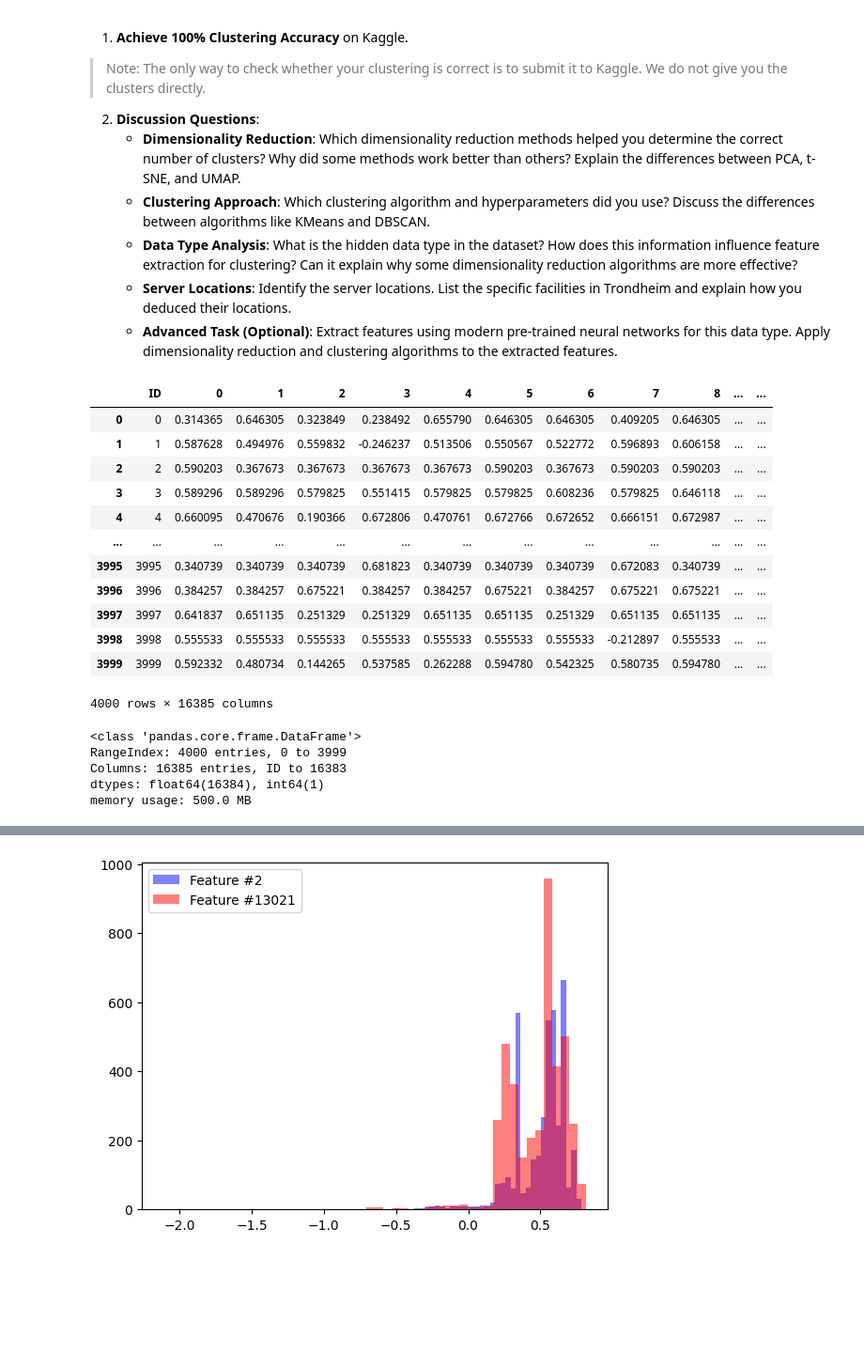
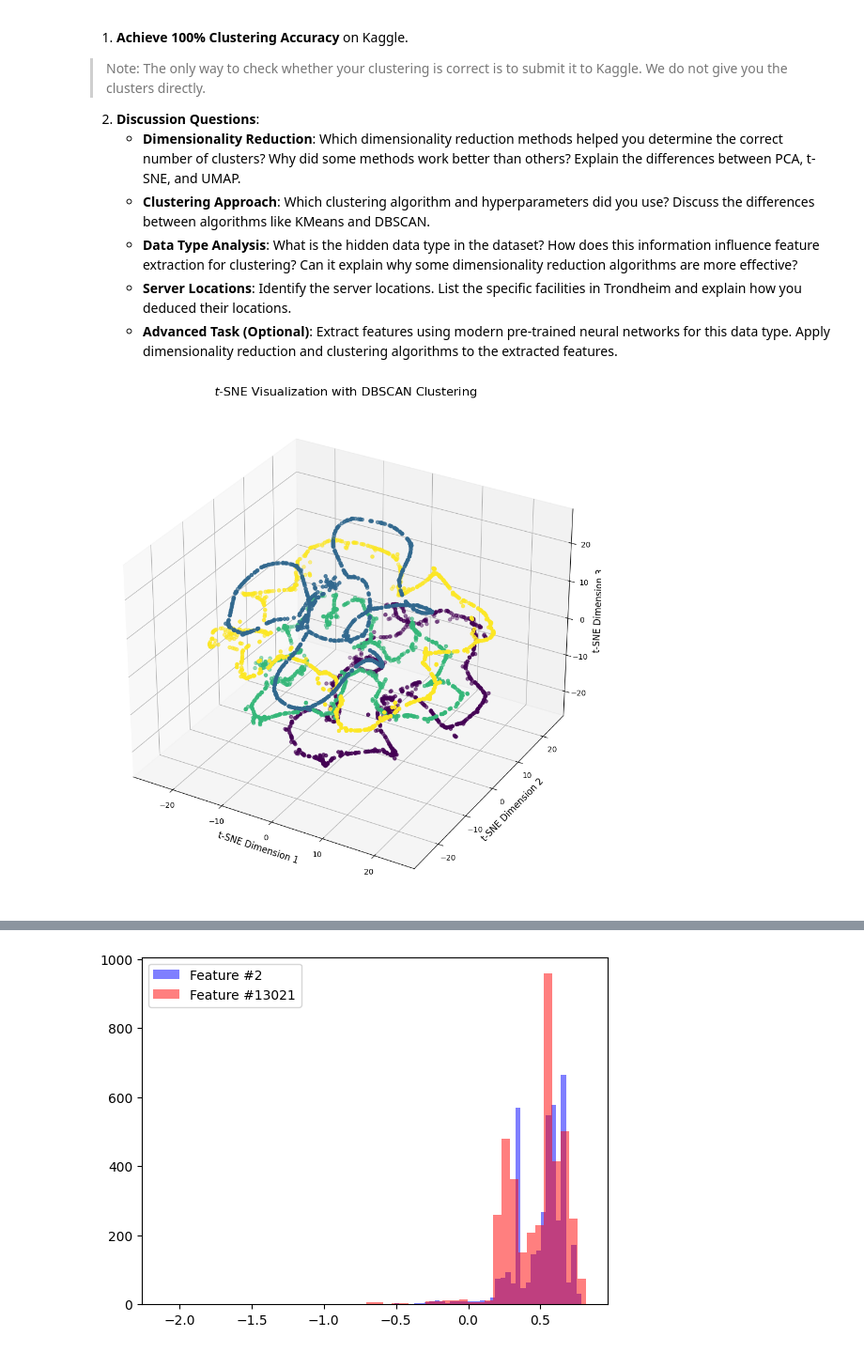
Before and after one commit to vehoug/TDT4172, a Jupyter notebook: Assignment2/Chapter_2.ipynb, the cells around one changed output, grey strips where cells are left out. Shown at 94% size. Saved outputs shown, nothing was run; the diff lists cells and outputs as text; code cells hidden in the pictures; blank space fills up the shorter version.

Commit message:
Mission 2.2: Solved with t-SNE and DBSCAN

```diff
--- a/Assignment2/Chapter_2.ipynb
+++ b/Assignment2/Chapter_2.ipynb
@@ -449,32 +449,28 @@ Identify the number of hidden servers (clusters) in the dataset. Assign cluster
    - **Server Locations**: Identify the server locations. List the specific facilities in Trondheim and explain how you deduced their locations.
    - **Advanced Task (Optional)**: Extract features using modern pre-trained neural networks for this data type. Apply dimensionality reduction and clustering algorithms to the extracted features.
 # %%
-# Hmmmmm, why is the first row skipped?
 data = pd.read_csv('unsupervised_data.csv', skiprows=1, header=None)
 # Get the ID column
 data.reset_index(drop=False, inplace=True)
 data.rename(columns={'index': 'ID'}, inplace=True)
-data
-# %% [output]
-|  | ID | 0 | 1 | 2 | 3 | 4 | 5 | 6 | 7 | 8 | ... | ... |
-| 0 | 0 | 0.314365 | 0.646305 | 0.323849 | 0.238492 | 0.655790 | 0.646305 | 0.646305 | 0.409205 | 0.646305 | ... | ... |
-| 1 | 1 | 0.587628 | 0.494976 | 0.559832 | -0.246237 | 0.513506 | 0.550567 | 0.522772 | 0.596893 | 0.606158 | ... | ... |
-| 2 | 2 | 0.590203 | 0.367673 | 0.367673 | 0.367673 | 0.367673 | 0.590203 | 0.367673 | 0.590203 | 0.590203 | ... | ... |
-| 3 | 3 | 0.589296 | 0.589296 | 0.579825 | 0.551415 | 0.579825 | 0.579825 | 0.608236 | 0.579825 | 0.646118 | ... | ... |
-| 4 | 4 | 0.660095 | 0.470676 | 0.190366 | 0.672806 | 0.470761 | 0.672766 | 0.672652 | 0.666151 | 0.672987 | ... | ... |
-| ... | ... | ... | ... | ... | ... | ... | ... | ... | ... | ... | ... | ... |
-| 3995 | 3995 | 0.340739 | 0.340739 | 0.340739 | 0.681823 | 0.340739 | 0.340739 | 0.340739 | 0.672083 | 0.340739 | ... | ... |
-| 3996 | 3996 | 0.384257 | 0.384257 | 0.675221 | 0.384257 | 0.384257 | 0.675221 | 0.384257 | 0.675221 | 0.675221 | ... | ... |
-| 3997 | 3997 | 0.641837 | 0.651135 | 0.251329 | 0.251329 | 0.651135 | 0.651135 | 0.251329 | 0.651135 | 0.651135 | ... | ... |
-| 3998 | 3998 | 0.555533 | 0.555533 | 0.555533 | 0.555533 | 0.555533 | 0.555533 | 0.555533 | -0.212897 | 0.555533 | ... | ... |
-| 3999 | 3999 | 0.592332 | 0.480734 | 0.144265 | 0.537585 | 0.262288 | 0.594780 | 0.542325 | 0.580735 | 0.594780 | ... | ... |
-4000 rows × 16385 columns
-# %%
-# The dataset is heavy. Applying clustering directly on the dataset is likely not feasible.
-data.info(0)
-# %% [output]
-<class 'pandas.core.frame.DataFrame'>
-RangeIndex: 4000 entries, 0 to 3999
-Columns: 16385 entries, ID to 16383
-dtypes: float64(16384), int64(1)
-memory usage: 500.0 MB
+# %%
+from sklearn.manifold import TSNE
+from sklearn.cluster import DBSCAN
+
+tsne = TSNE(n_components=3, perplexity=22, random_state=42)
+X_tsne = tsne.fit_transform(data.iloc[:,2:])
+
+dbscan = DBSCAN(eps=5, min_samples=10)
+dbscan.fit(X_tsne)
+labels = dbscan.labels_
+
+fig = plt.figure(figsize=(12, 12))
+ax = fig.add_subplot(111, projection='3d')
+ax.scatter(X_tsne[:,0], X_tsne[:,1], X_tsne[:,2], c=labels)
+ax.set_title(r'$t$-SNE Visualization with DBSCAN Clustering', fontsize=16)
+ax.set_xlabel('t-SNE Dimension 1', fontsize=12)
+ax.set_ylabel('t-SNE Dimension 2', fontsize=12)
+ax.set_zlabel('t-SNE Dimension 3', fontsize=12)
+plt.show()
+# %% [output]
+[figure, added]
```
Also changed, not shown: parts of 4 cells of this notebook.
